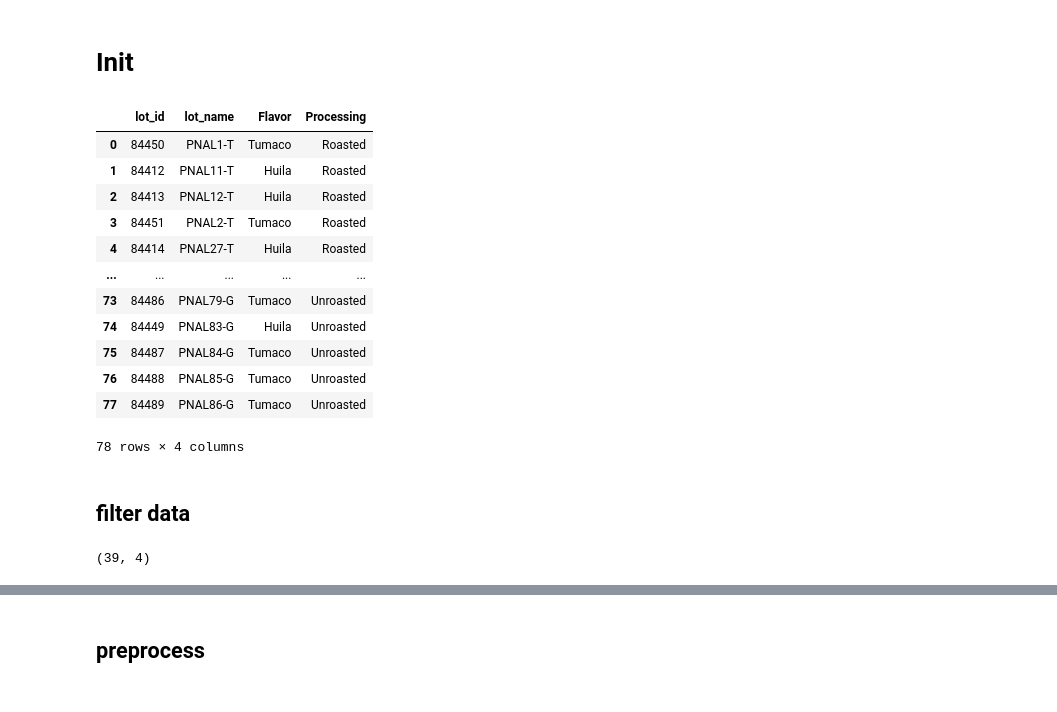
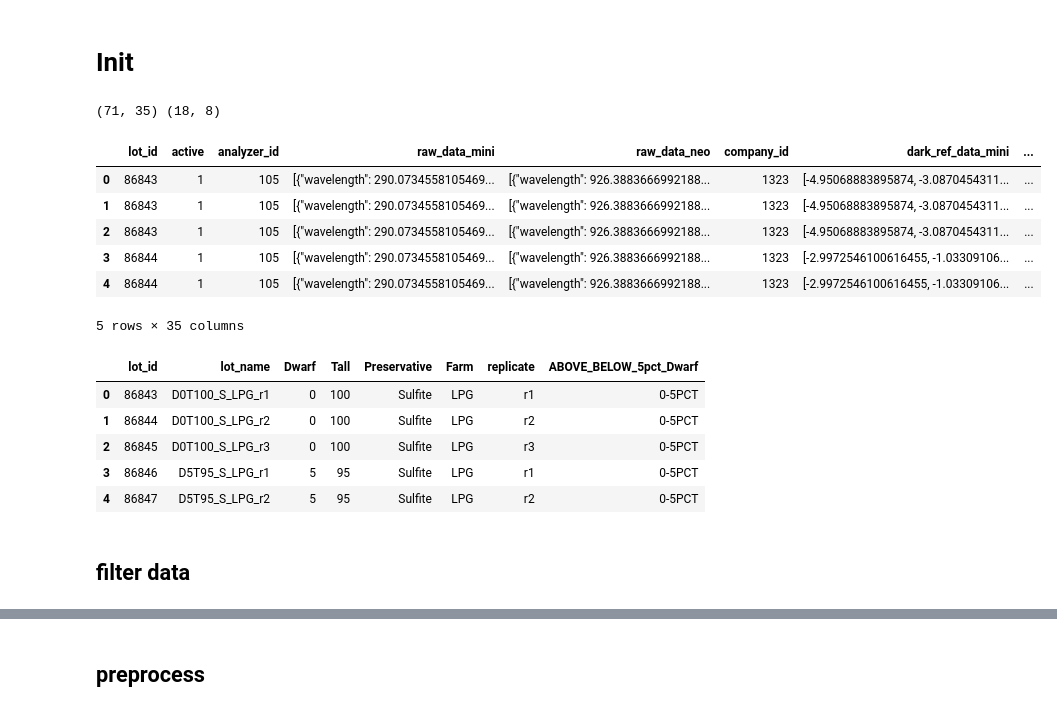
Before and after one commit to ryan-soh-pprint/DS_template, a Jupyter notebook: notebooks/04_classify_v5.ipynb, the cells around one changed output, grey strips where cells are left out. Saved outputs shown, nothing was run; the diff lists cells and outputs as text; code cells hidden in the pictures.

```diff
--- a/notebooks/04_classify_v5.ipynb
+++ b/notebooks/04_classify_v5.ipynb
@@ -399,46 +399,43 @@ def generate_blinds_confusionmatrix_meta(
 # Init
 # %%
 # Initialise configs
-sql_response_file = Path("../data/raw/spectra_241127.csv")
-labels_file = Path("../data/processed/label.csv")
 
-input_df = pd.read_csv(sql_response_file)
-labels_df = pd.read_csv(labels_file)
+input_path = Path("../data/processed/")
 
-input_test2_file = Path("../data/raw/spectra_241129.csv")
-label_test2_file = Path("../data/raw/label_cat_241129.csv")
-
-# input_df = pd.read_csv(input_test2_file)
-# labels_df = pd.read_csv(label_test2_file)
+input_df = pd.read_csv(input_path/"cleaned_input.csv")
+label_df = pd.read_csv(input_path/"cleaned_label.csv")
 
 N_SPLITS = 3
 DEFAULT_CV = StratifiedGroupKFold(n_splits=N_SPLITS)
+
+print(input_df.shape, label_df.shape)
+# %% [output]
+(71, 35) (18, 8)
-# %%
-# labels_df = labels_df.pivot(index = ['lot_id','lot_name'], values='property_value', columns='property_name').reset_index()
-labels_df
-# %% [output]
-|  | lot_id | lot_name | Flavor | Processing |
-| 0 | 84450 | PNAL1-T | Tumaco | Roasted |
-| 1 | 84412 | PNAL11-T | Huila | Roasted |
-| 2 | 84413 | PNAL12-T | Huila | Roasted |
-| 3 | 84451 | PNAL2-T | Tumaco | Roasted |
-| 4 | 84414 | PNAL27-T | Huila | Roasted |
-| ... | ... | ... | ... | ... |
-| 73 | 84486 | PNAL79-G | Tumaco | Unroasted |
-| 74 | 84449 | PNAL83-G | Huila | Unroasted |
-| 75 | 84487 | PNAL84-G | Tumaco | Unroasted |
-| 76 | 84488 | PNAL85-G | Tumaco | Unroasted |
-| 77 | 84489 | PNAL86-G | Tumaco | Unroasted |
-78 rows × 4 columns
+# %%
+input_df.head()
+# %% [output]
+|  | lot_id | active | analyzer_id | raw_data_mini | raw_data_neo | company_id | dark_ref_data_mini | ... |
+| 0 | 86843 | 1 | 105 | [{"wavelength": 290.0734558105469... | [{"wavelength": 926.3883666992188... | 1323 | [-4.95068883895874, -3.0870454311... | ... |
+| 1 | 86843 | 1 | 105 | [{"wavelength": 290.0734558105469... | [{"wavelength": 926.3883666992188... | 1323 | [-4.95068883895874, -3.0870454311... | ... |
+| 2 | 86843 | 1 | 105 | [{"wavelength": 290.0734558105469... | [{"wavelength": 926.3883666992188... | 1323 | [-4.95068883895874, -3.0870454311... | ... |
+| 3 | 86844 | 1 | 105 | [{"wavelength": 290.0734558105469... | [{"wavelength": 926.3883666992188... | 1323 | [-2.9972546100616455, -1.03309106... | ... |
+| 4 | 86844 | 1 | 105 | [{"wavelength": 290.0734558105469... | [{"wavelength": 926.3883666992188... | 1323 | [-2.9972546100616455, -1.03309106... | ... |
+5 rows × 35 columns
+# %%
+label_df.head()
+# %% [output]
+|  | lot_id | lot_name | Dwarf | Tall | Preservative | Farm | replicate | ABOVE_BELOW_5pct_Dwarf |
+| 0 | 86843 | D0T100_S_LPG_r1 | 0 | 100 | Sulfite | LPG | r1 | 0-5PCT |
+| 1 | 86844 | D0T100_S_LPG_r2 | 0 | 100 | Sulfite | LPG | r2 | 0-5PCT |
+| 2 | 86845 | D0T100_S_LPG_r3 | 0 | 100 | Sulfite | LPG | r3 | 0-5PCT |
+| 3 | 86846 | D5T95_S_LPG_r1 | 5 | 95 | Sulfite | LPG | r1 | 0-5PCT |
+| 4 | 86847 | D5T95_S_LPG_r2 | 5 | 95 | Sulfite | LPG | r2 | 0-5PCT |
 # %% [markdown]
 ## filter data
 # %%
-filter = [
-    'Unroasted',
-    # 'Roasted'
-    ]
-choice = filter[0]
-labels_df = labels_df[labels_df['Processing']==choice]
-labels_df.shape
+# filter = [
+#     'Palm Sugar'
+#     ]
+# choice = filter[0]
+# labels_df = labels_df[labels_df['Processing']==choice]
+# labels_df.shape
-# %% [output]
-(39, 4)
```
Also changed, not shown: parts of 20 cells of this notebook.
